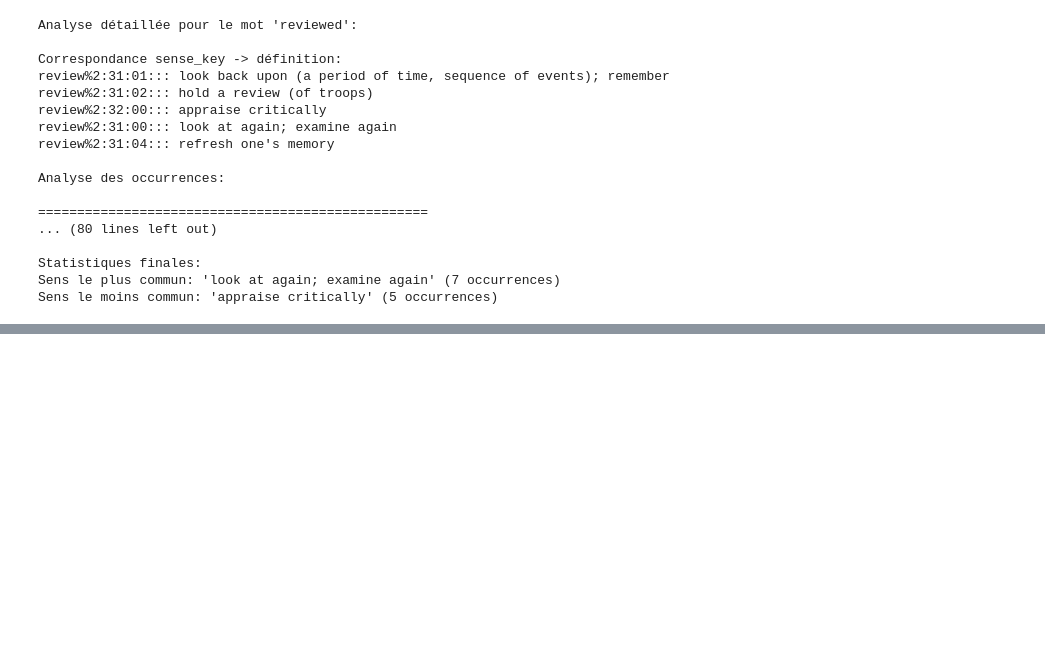
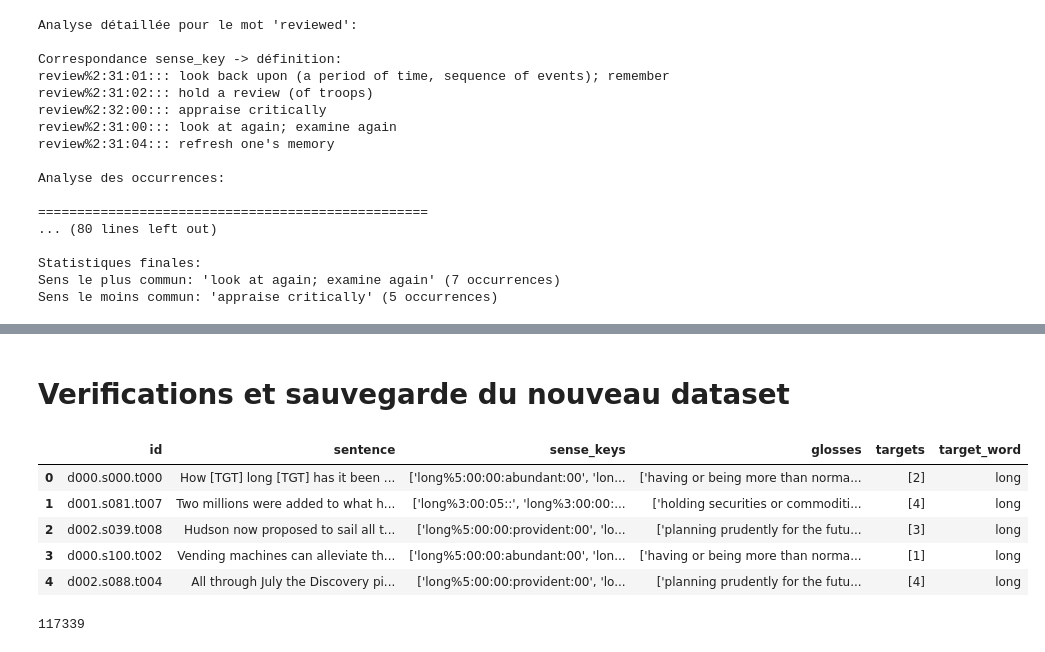
Before and after one commit to SoroFereLaha/Word-Sense-Disambiguation, a Jupyter notebook: code/equlilibre_data.ipynb, the cells around one changed output, grey strips where cells are left out. Drawn from its saved outputs; the diff is of its cells as text; code cells hidden in the pictures; blank space fills up the shorter version.

```diff
--- a/code/equlilibre_data.ipynb
+++ b/code/equlilibre_data.ipynb
@@ -439,0 +697,15 @@ Sens le moins commun: 3 ('enter or assume a certain state or condition') avec 22
+# %% [markdown]
+# Verifications et sauvegarde du nouveau dataset
+# %%
+normalized_df.head()
+# %% [output]
+|  | id | sentence | sense_keys | glosses | targets | target_word |
+| 0 | d000.s000.t000 | How [TGT] long [TGT] has it been ... | ['long%5:00:00:abundant:00', 'lon... | ['having or being more than norma... | [2] | long |
+| 1 | d001.s081.t007 | Two millions were added to what h... | ['long%3:00:05::', 'long%3:00:00:... | ['holding securities or commoditi... | [4] | long |
+| 2 | d002.s039.t008 | Hudson now proposed to sail all t... | ['long%5:00:00:provident:00', 'lo... | ['planning prudently for the futu... | [3] | long |
+| 3 | d000.s100.t002 | Vending machines can alleviate th... | ['long%5:00:00:abundant:00', 'lon... | ['having or being more than norma... | [1] | long |
+| 4 | d002.s088.t004 | All through July the Discovery pi... | ['long%5:00:00:provident:00', 'lo... | ['planning prudently for the futu... | [4] | long |
+# %%
+len(normalized_df)
+# %% [output]
+117339
```
Also changed, not shown: parts of 12 cells of this notebook.
